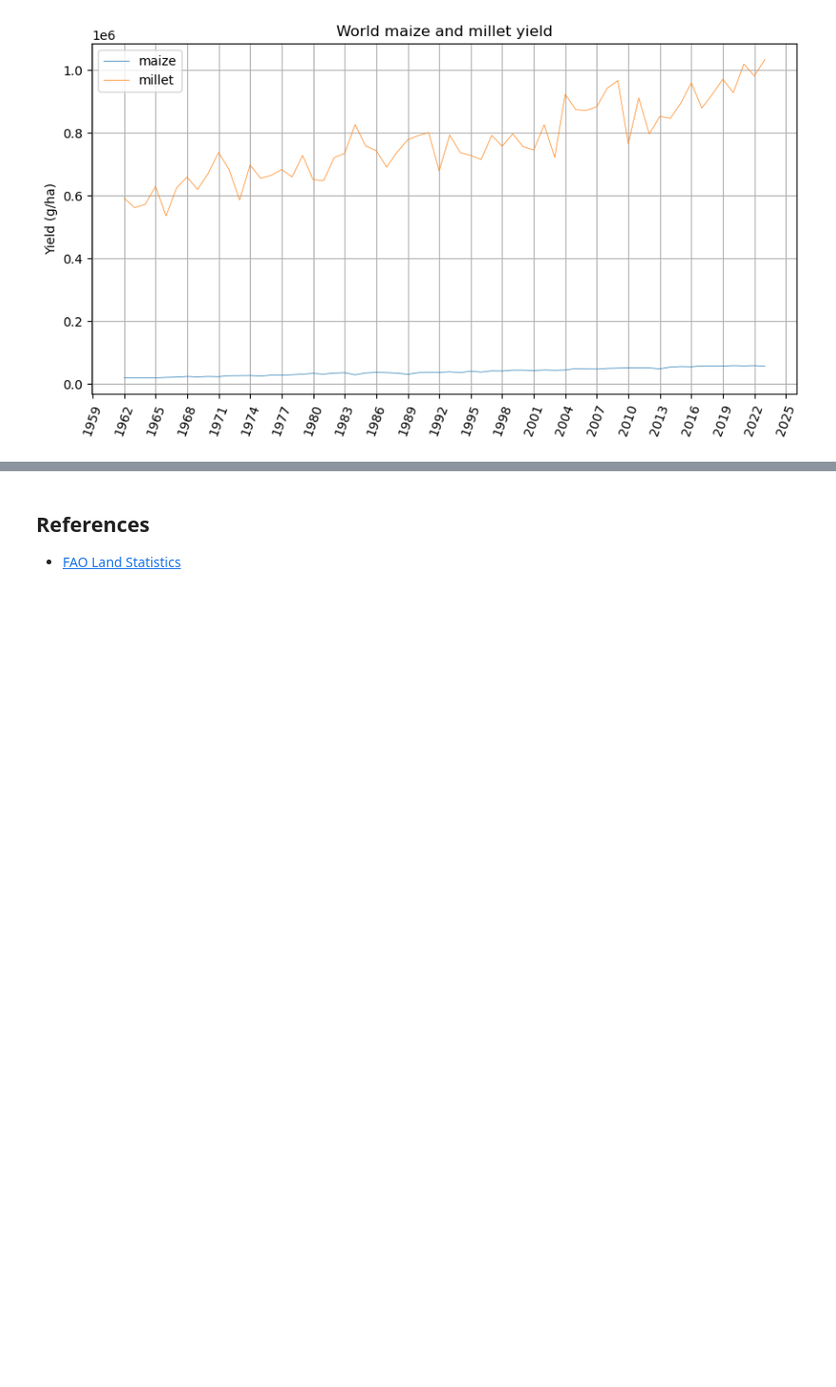
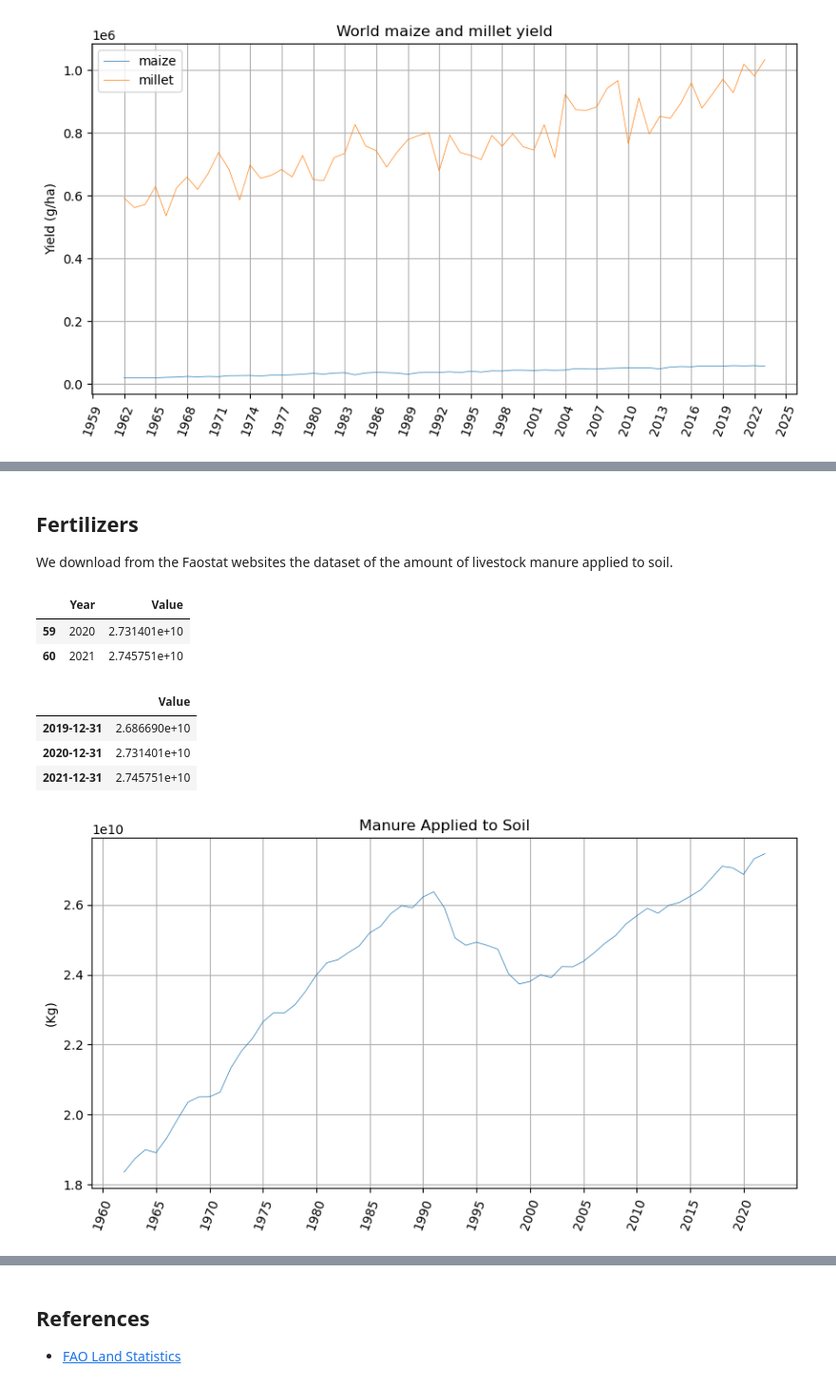
Before and after one commit to luigiselmi/climate, a Jupyter notebook: iia/fao/faostat.ipynb, the cells around one changed output, grey strips where cells are left out. Shown at 95% size. Drawn from its saved outputs; the diff is of its cells as text; code cells hidden in the pictures; blank space fills up the shorter version.

```diff
--- a/iia/fao/faostat.ipynb
+++ b/iia/fao/faostat.ipynb
@@ -115,0 +174,33 @@ plt.legend(loc='upper left')
+# %% [markdown]
+## Fertilizers
+We download from the Faostat websites the dataset of the amount of livestock manure applied to soil.
+# %%
+path_manure_dataset = 'data/FAOSTAT_Livestock_manure.csv'
+manure_df = pd.read_csv(path_manure_dataset, usecols=['Year', 'Value'])
+manure_df.tail(2)
+# %% [output]
+|  | Year | Value |
+| 59 | 2020 | 2.731401e+10 |
+| 60 | 2021 | 2.745751e+10 |
+# %%
+manure_df.set_index(year_index[:-1], inplace=True)
+manure_df.drop('Year', axis=1, inplace=True)
+manure_df.tail(3)
+# %% [output]
+|  | Value |
+| 2019-12-31 | 2.686690e+10 |
+| 2020-12-31 | 2.731401e+10 |
+| 2021-12-31 | 2.745751e+10 |
+# %%
+fig, ax = plt.subplots(figsize=(10,5))
+ax.grid(True)
+ax.set_title('Manure Applied to Soil')
+ax.set_ylabel('(Kg)')
+ax.set_xticks(year_index)
+ax.set_xticklabels(year_index, rotation=70)
+ax.xaxis.set_major_locator(dates.YearLocator(5))
+ax.xaxis.set_major_formatter(mdates.DateFormatter('%Y'))
+plt_temp = ax.plot(manure_df, linewidth=0.5, label='Manure.')
+#plt.legend(loc='upper left')
+# %% [output]
+[figure, added]
```
Also changed, not shown: parts of 19 cells of this notebook.
